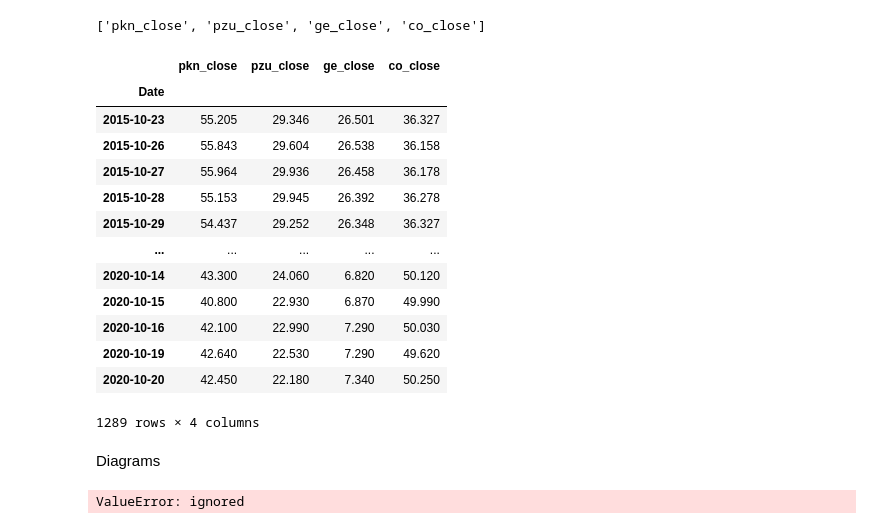
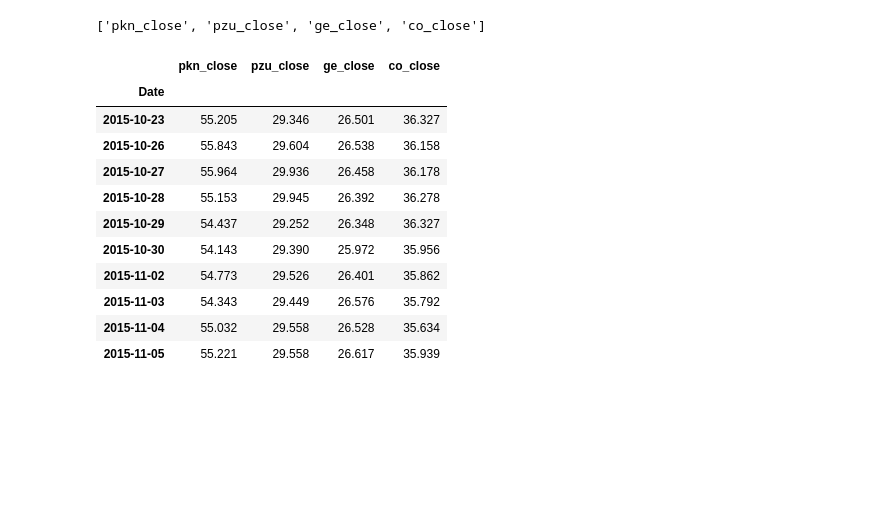
Before and after one commit to mietekdom/Data_Science_Cases, a Jupyter notebook: Stock_Market_All.ipynb, the cells around one changed output. Cells and saved outputs as stored; diff of their text form; code cells hidden in the pictures; blank space fills up the shorter version.

```diff
--- a/Stock_Market_All.ipynb
+++ b/Stock_Market_All.ipynb
@@ -72,27 +74,19 @@ data_close = [col for col in data_all.columns if col.endswith('close')]
 data_close
 # %% [output]
 ['pkn_close', 'pzu_close', 'ge_close', 'co_close']
-# %%
-data_all[data_close]
-# %% [output]
-|  | pkn_close | pzu_close | ge_close | co_close |
-| Date |  |  |  |  |
-| 2015-10-23 | 55.205 | 29.346 | 26.501 | 36.327 |
-| 2015-10-26 | 55.843 | 29.604 | 26.538 | 36.158 |
-| 2015-10-27 | 55.964 | 29.936 | 26.458 | 36.178 |
-| 2015-10-28 | 55.153 | 29.945 | 26.392 | 36.278 |
-| 2015-10-29 | 54.437 | 29.252 | 26.348 | 36.327 |
-| ... | ... | ... | ... | ... |
-| 2020-10-14 | 43.300 | 24.060 | 6.820 | 50.120 |
-| 2020-10-15 | 40.800 | 22.930 | 6.870 | 49.990 |
-| 2020-10-16 | 42.100 | 22.990 | 7.290 | 50.030 |
-| 2020-10-19 | 42.640 | 22.530 | 7.290 | 49.620 |
-| 2020-10-20 | 42.450 | 22.180 | 7.340 | 50.250 |
-1289 rows × 4 columns
-# %% [markdown]
-Diagrams
-# %%
-fig = px.line(data_close, x='Date', y='pkn_close', title='Life expectancy in Canada')
-fig.show()
-# %% [output]
-ValueError: ignored
+# %%
+x = data_all[data_close] # dane - cena zamkniecia
+x.head(10)
+# %% [output]
+|  | pkn_close | pzu_close | ge_close | co_close |
+| Date |  |  |  |  |
+| 2015-10-23 | 55.205 | 29.346 | 26.501 | 36.327 |
+| 2015-10-26 | 55.843 | 29.604 | 26.538 | 36.158 |
+| 2015-10-27 | 55.964 | 29.936 | 26.458 | 36.178 |
+| 2015-10-28 | 55.153 | 29.945 | 26.392 | 36.278 |
+| 2015-10-29 | 54.437 | 29.252 | 26.348 | 36.327 |
+| 2015-10-30 | 54.143 | 29.390 | 25.972 | 35.956 |
+| 2015-11-02 | 54.773 | 29.526 | 26.401 | 35.862 |
+| 2015-11-03 | 54.343 | 29.449 | 26.576 | 35.792 |
+| 2015-11-04 | 55.032 | 29.558 | 26.528 | 35.634 |
+| 2015-11-05 | 55.221 | 29.558 | 26.617 | 35.939 |
```
Also changed, not shown: parts of 4 cells of this notebook.
